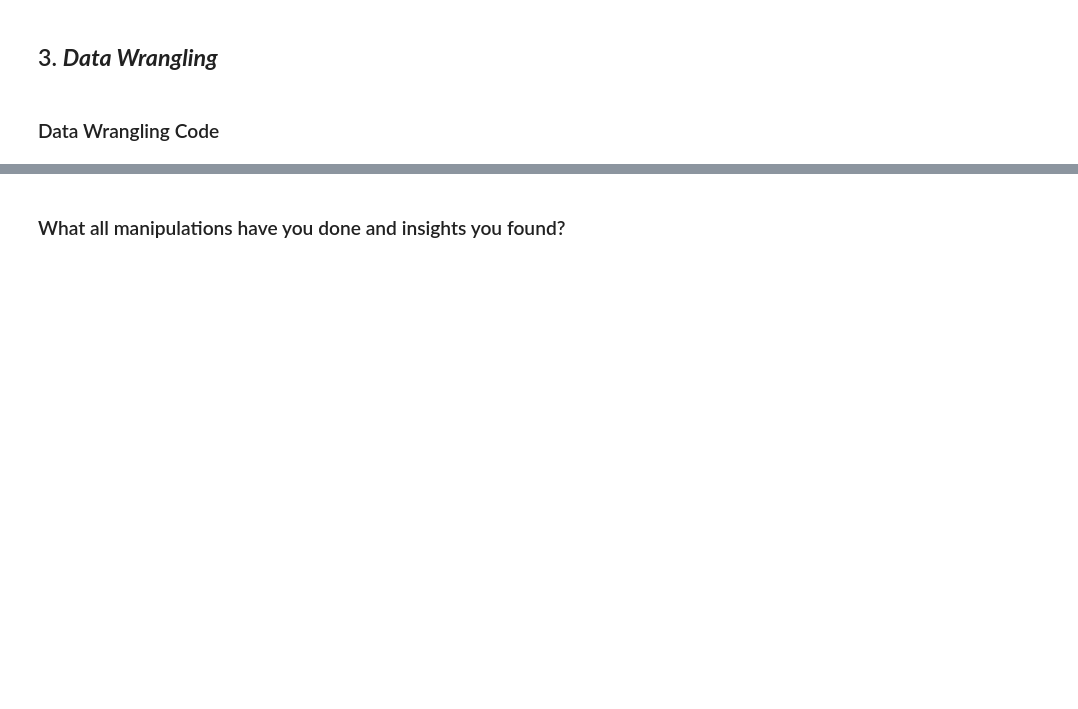
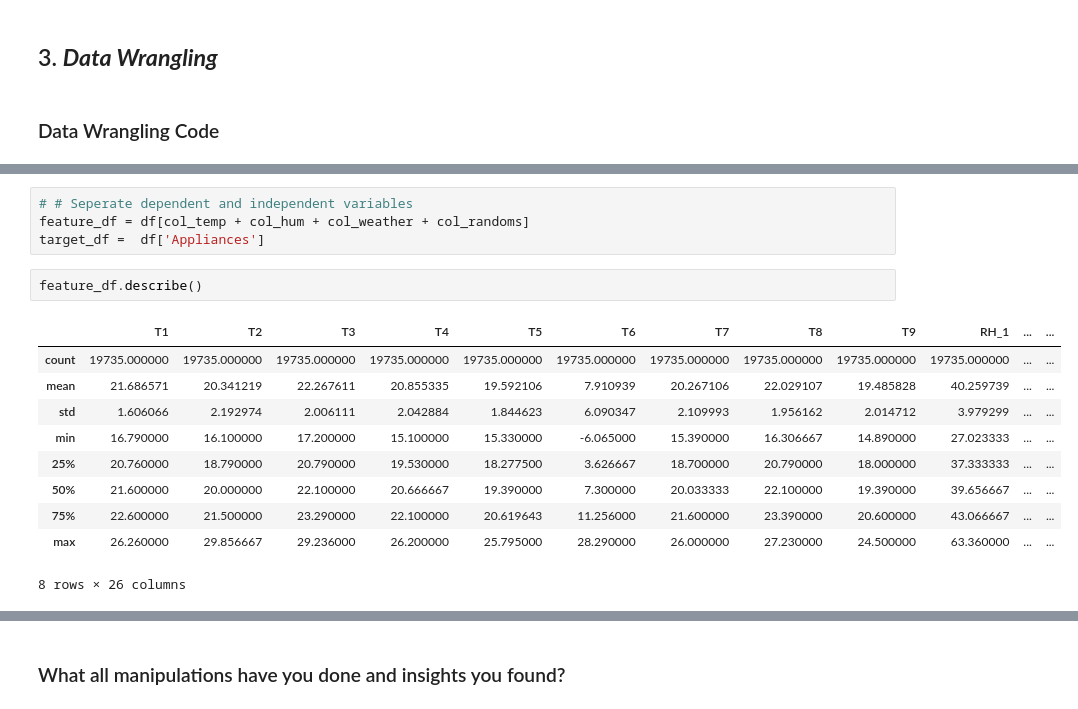
Before and after one commit to Umakant1998/ML_Regression_Appliance_Energy_Prediction, a Jupyter notebook: Sample_ML_Submission_Template.ipynb, the cells around one changed output, grey strips where cells are left out. Cells and saved outputs as stored; diff of their text form; blank space fills up the shorter version.

```diff
--- a/Sample_ML_Submission_Template.ipynb
+++ b/Sample_ML_Submission_Template.ipynb
@@ -301,0 +314,17 @@ Name: rv2, Length: 19735, dtype: int64
+# %%
+# # Seperate dependent and independent variables
+feature_df = df[col_temp + col_hum + col_weather + col_randoms]
+target_df =  df['Appliances']
+# %%
+feature_df.describe()
+# %% [output]
+|  | T1 | T2 | T3 | T4 | T5 | T6 | T7 | T8 | T9 | RH_1 | ... | ... |
+| count | 19735.000000 | 19735.000000 | 19735.000000 | 19735.000000 | 19735.000000 | 19735.000000 | 19735.000000 | 19735.000000 | 19735.000000 | 19735.000000 | ... | ... |
+| mean | 21.686571 | 20.341219 | 22.267611 | 20.855335 | 19.592106 | 7.910939 | 20.267106 | 22.029107 | 19.485828 | 40.259739 | ... | ... |
+| std | 1.606066 | 2.192974 | 2.006111 | 2.042884 | 1.844623 | 6.090347 | 2.109993 | 1.956162 | 2.014712 | 3.979299 | ... | ... |
+| min | 16.790000 | 16.100000 | 17.200000 | 15.100000 | 15.330000 | -6.065000 | 15.390000 | 16.306667 | 14.890000 | 27.023333 | ... | ... |
+| 25% | 20.760000 | 18.790000 | 20.790000 | 19.530000 | 18.277500 | 3.626667 | 18.700000 | 20.790000 | 18.000000 | 37.333333 | ... | ... |
+| 50% | 21.600000 | 20.000000 | 22.100000 | 20.666667 | 19.390000 | 7.300000 | 20.033333 | 22.100000 | 19.390000 | 39.656667 | ... | ... |
+| 75% | 22.600000 | 21.500000 | 23.290000 | 22.100000 | 20.619643 | 11.256000 | 21.600000 | 23.390000 | 20.600000 | 43.066667 | ... | ... |
+| max | 26.260000 | 29.856667 | 29.236000 | 26.200000 | 25.795000 | 28.290000 | 26.000000 | 27.230000 | 24.500000 | 63.360000 | ... | ... |
+8 rows × 26 columns
```
Also changed, not shown: parts of 9 cells of this notebook.
